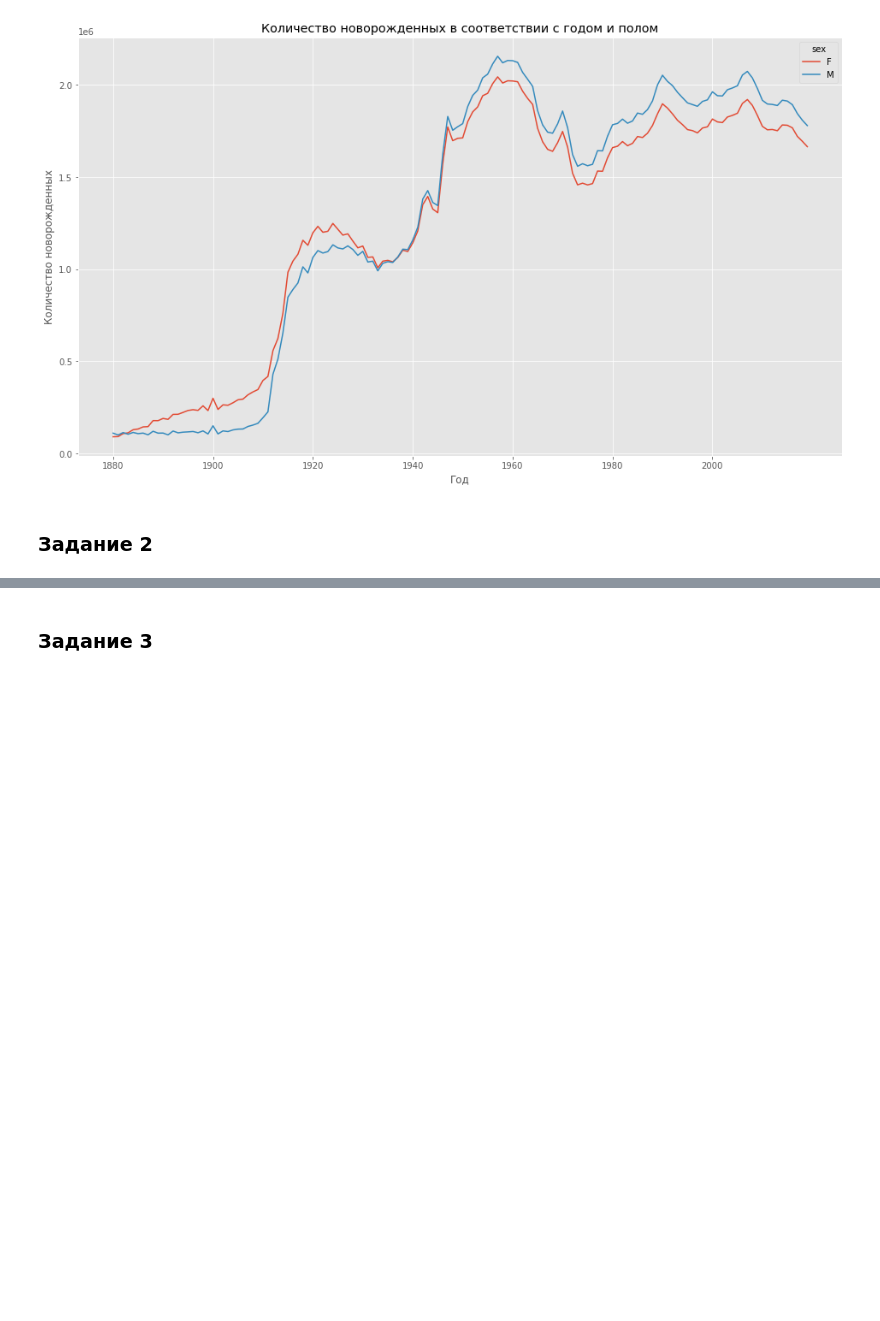
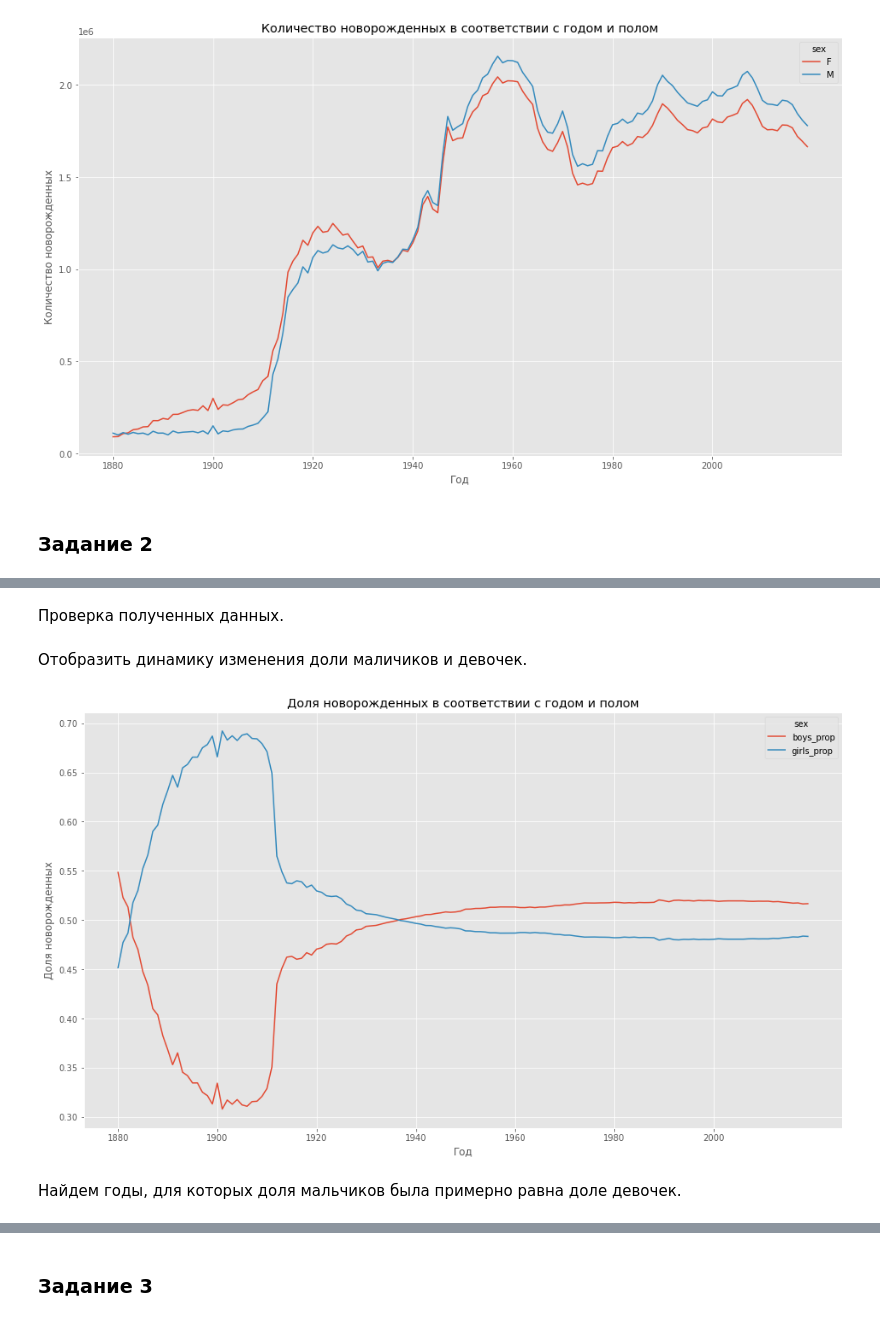
Before and after one commit to new-divos/hse-tasks, a Jupyter notebook: notebooks/Аттестация/names_solution.ipynb, the cells around one changed output, grey strips where cells are left out. Saved outputs shown, nothing was run; the diff lists cells and outputs as text; code cells hidden in the pictures; blank space fills up the shorter version.

```diff
--- a/notebooks/Аттестация/names_solution.ipynb
+++ b/notebooks/Аттестация/names_solution.ipynb
@@ -454,0 +455,5 @@ total_births.plot(
+# %%
+total_births['boys_prop'] = total_births.M / (total_births.M + total_births.F)
+total_births['girls_prop'] = total_births.F / (total_births.M + total_births.F)
+
+total_births.head(10)
@@ -454,0 +473,2 @@ total_births.plot(
+# %% [markdown]
+Проверка полученных данных.
@@ -454,0 +477,13 @@ total_births.plot(
+# %% [markdown]
+Отобразить динамику изменения доли маличиков и девочек.
+# %%
+total_births[['boys_prop', 'girls_prop']].plot(
+    title="Доля новорожденных в соответствии с годом и полом",
+    xticks=range(years.min(), years.max() + 1, 20),
+    xlabel="Год",
+    ylabel="Доля новорожденных"
+);
+# %% [output]
+[figure, added]
+# %% [markdown]
+Найдем годы, для которых доля мальчиков была примерно равна доле девочек.
```
Also changed, not shown: parts of 39 cells of this notebook, 1 other file.
